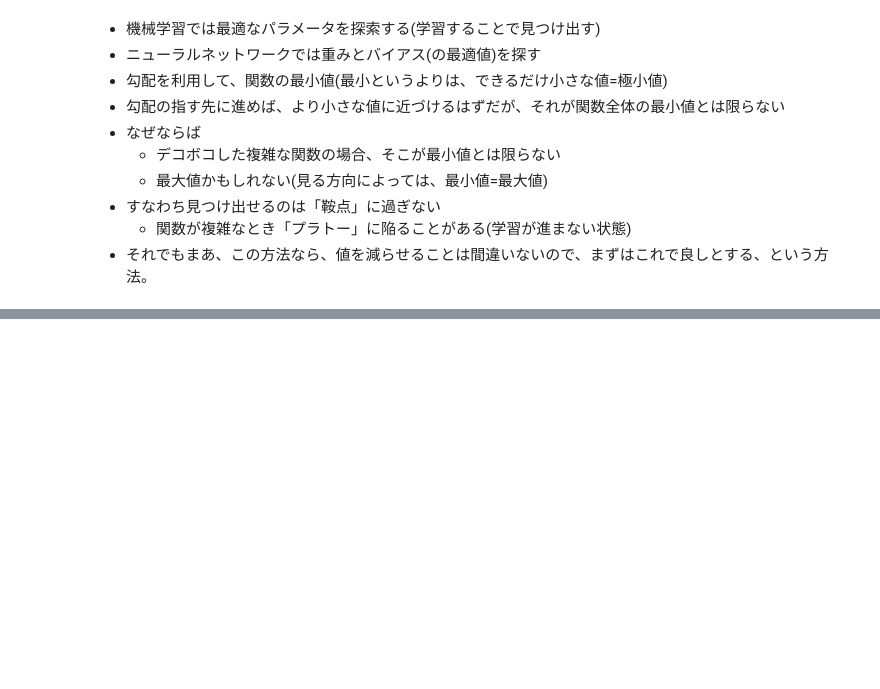
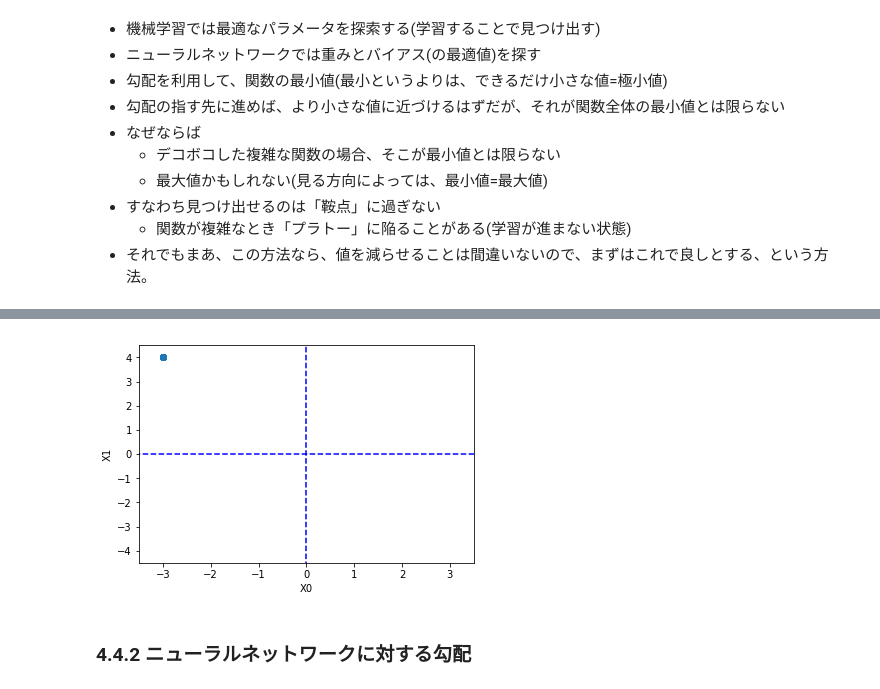
Before and after one commit to marzg510/study-dl-from-scratch, a Jupyter notebook: chapter-04/4.4_gradient.ipynb, the cells around one changed output, grey strips where cells are left out. Saved outputs shown, nothing was run; the diff lists cells and outputs as text; code cells hidden in the pictures; blank space fills up the shorter version.

```diff
--- a/chapter-04/4.4_gradient.ipynb
+++ b/chapter-04/4.4_gradient.ipynb
@@ -146,0 +291,20 @@ $$
+# %%
+# 学習率が小さすぎる例：lr = 1e-10
+init_x = np.array([-3.0, 4.0])
+lr = 1e-10
+step_num = 100
+x, x_history = gradient_descent_history(function_2, init_x, lr=lr, step_num=step_num)
+
+plt.plot( [-5, 5], [0,0], '--b')
+plt.plot( [0,0], [-5, 5], '--b')
+plt.plot(x_history[:,0], x_history[:,1], 'o')
+
+plt.xlim(-3.5, 3.5)
+plt.ylim(-4.5, 4.5)
+plt.xlabel("X0")
+plt.ylabel("X1")
+plt.show()
+# %% [output]
+[figure, added]
+# %% [markdown]
+### 4.4.2 ニューラルネットワークに対する勾配
```
Also changed, not shown: parts of 20 cells of this notebook, 2 other files.
